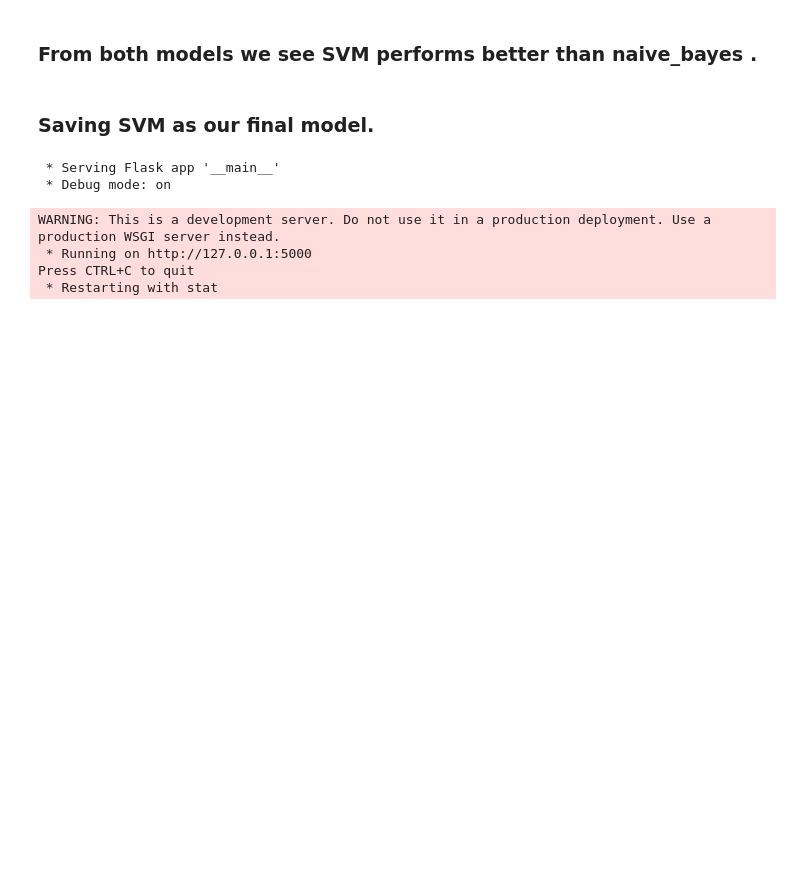
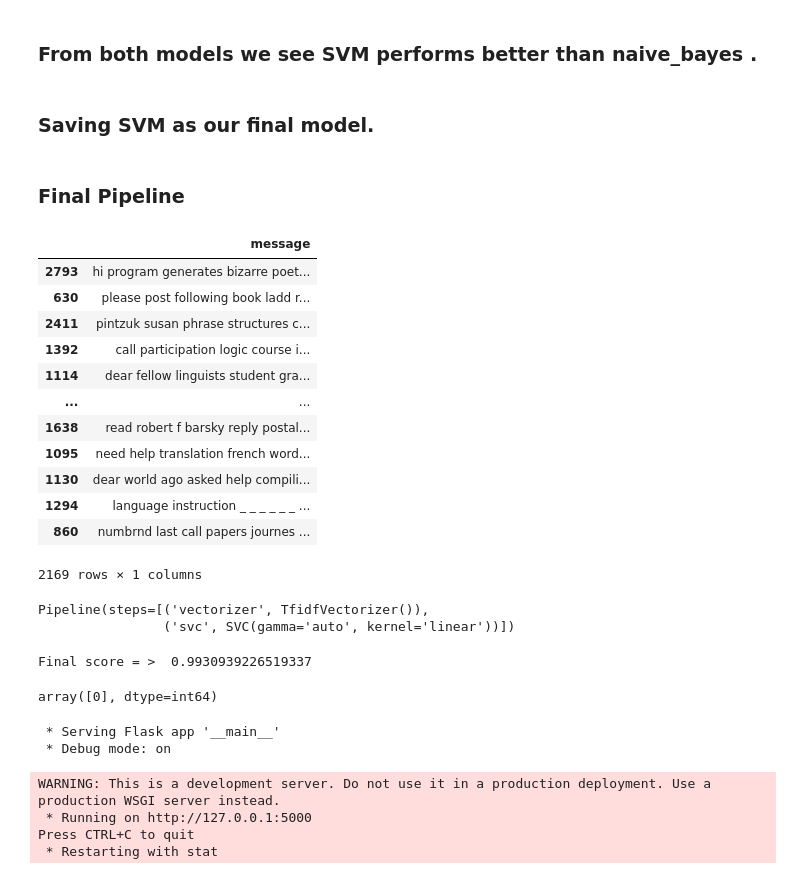
Before and after one commit to Mo-kham/Spam-Detection-, a Jupyter notebook: Spam Detect.ipynb, the cells around one changed output. Saved outputs shown, nothing was run; the diff lists cells and outputs as text; code cells hidden in the pictures; blank space fills up the shorter version.

```diff
--- a/Spam Detect.ipynb
+++ b/Spam Detect.ipynb
@@ -327,0 +353,2 @@ M.close()
+# %% [markdown]
+### Final Pipeline
@@ -327,0 +357,5 @@ M.close()
+# %%
+X = df[['message']]
+y = df['label']
+# %%
+X_train,x_test,Y_train,y_test = train_test_split(X,y,random_state=42)
@@ -327,0 +365,32 @@ M.close()
+# %%
+X_train
+# %% [output]
+|  | message |
+| 2793 | hi program generates bizarre poet... |
+| 630 | please post following book ladd r... |
+| 2411 | pintzuk susan phrase structures c... |
+| 1392 | call participation logic course i... |
+| 1114 | dear fellow linguists student gra... |
+| ... | ... |
+| 1638 | read robert f barsky reply postal... |
+| 1095 | need help translation french word... |
+| 1130 | dear world ago asked help compili... |
+| 1294 | language instruction _ _ _ _ _ _ ... |
+| 860 | numbrnd last call papers journes ... |
+2169 rows × 1 columns
+# %%
+pipe.fit(X_train['message'],Y_train)
+# %% [output]
+Pipeline(steps=[('vectorizer', TfidfVectorizer()),
+                ('svc', SVC(gamma='auto', kernel='linear'))])
+# %%
+
+y_pred = pipe.predict(x_test['message'])
+
+print ('Final score = > ', accuracy_score(y_test,y_pred))
+# %% [output]
+Final score = >  0.9930939226519337
+# %%
+pipe.predict(np.array([["This is a scam 100%"]])[0])
+# %% [output]
+array([0], dtype=int64)
```
Also changed, not shown: parts of 9 cells of this notebook.
